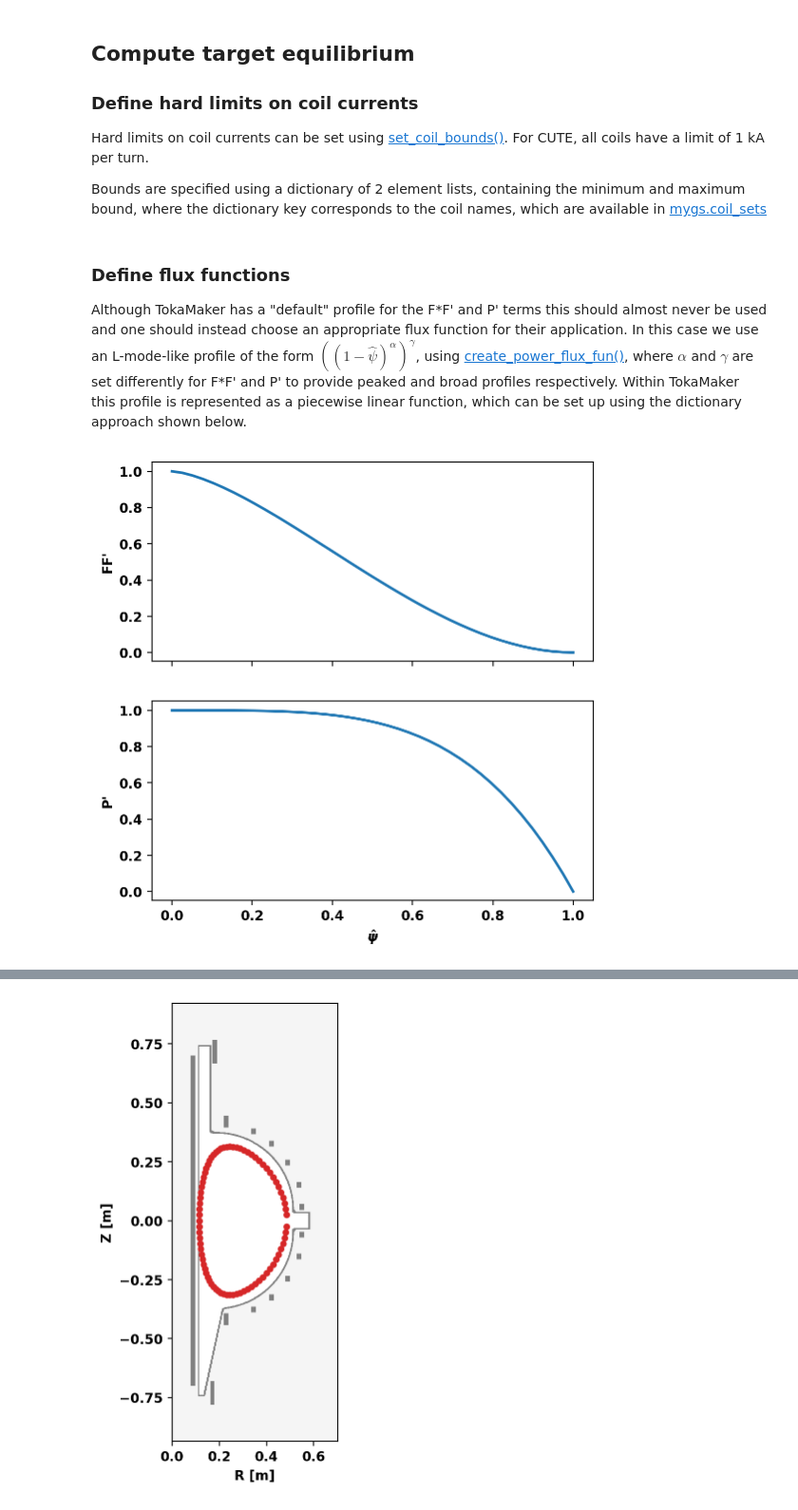
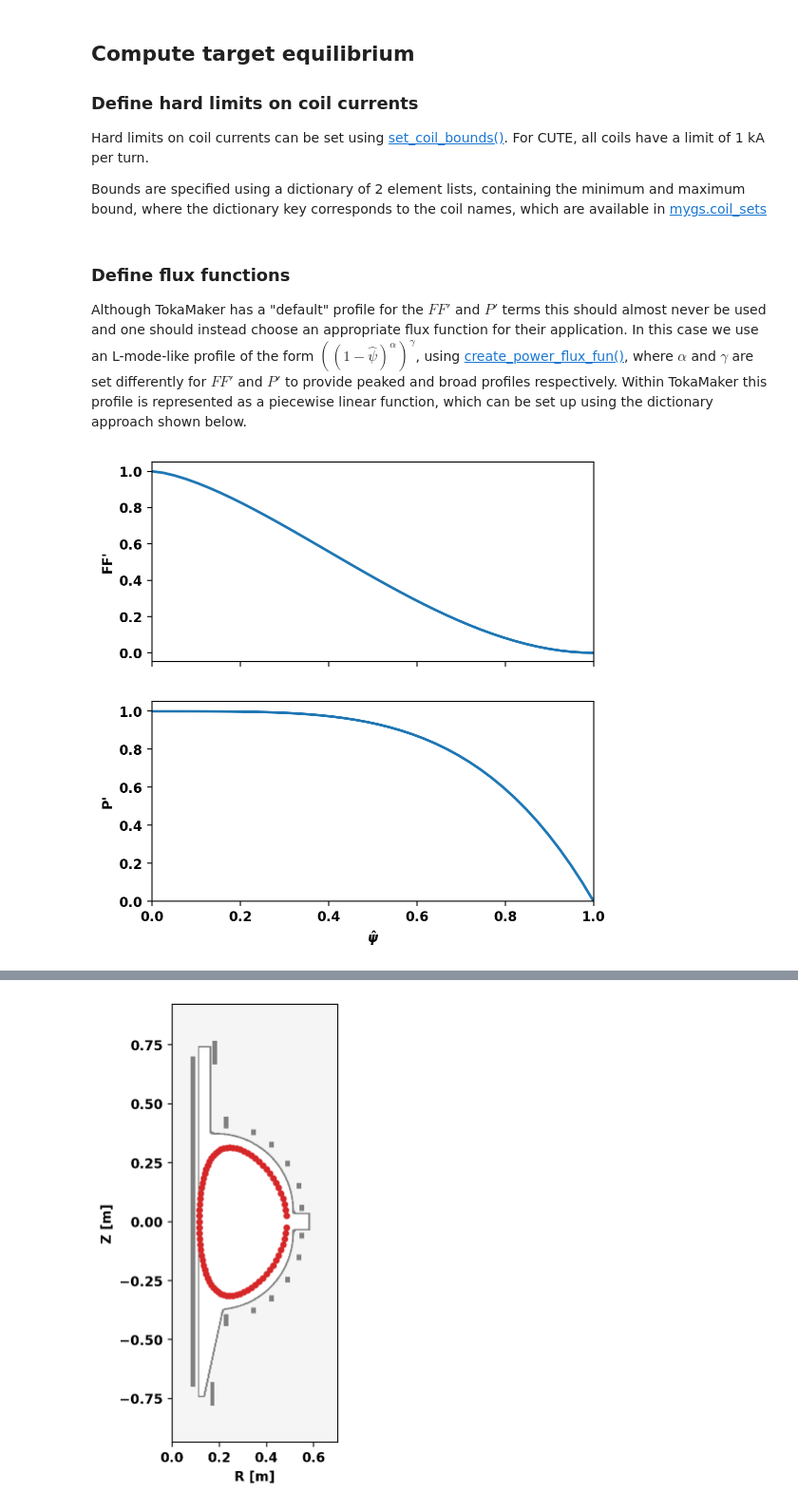
Before and after one commit to OpenFUSIONToolkit/OpenFUSIONToolkit-Tutorials, a Jupyter notebook: CPSFR-2025/MIT_CPSFR25.ipynb, the cells around one changed output, grey strips where cells are left out. Shown at 95% size. Cells and saved outputs as stored; diff of their text form; code cells hidden in the pictures.

```diff
--- a/CPSFR-2025/MIT_CPSFR25.ipynb
+++ b/CPSFR-2025/MIT_CPSFR25.ipynb
@@ -153,24 +154,26 @@ coil_bounds = {key: [-1.E3, 1.E3] for key in mygs.coil_sets}
 mygs.set_coil_bounds(coil_bounds)
 # %% [markdown]
 ### Define flux functions
-Although TokaMaker has a "default" profile for the F\*F' and P' terms this should almost never be used and one should instead choose an appropriate flux function for their application. In this case we use an L-mode-like profile of the form $((1-\hat{\psi})^{\alpha})^{\gamma}$, using [create_power_flux_fun()](https://openfusiontoolkit.github.io/OpenFUSIONToolkit/docs/v1.0.0-beta6/namespaceOpenFUSIONToolkit_1_1TokaMaker_1_1util.html#abaf2bb33d0f0943fce29b3c4ac5bd2da), where $\alpha$ and $\gamma$ are set differently for F\*F' and P' to provide peaked and broad profiles respectively. Within TokaMaker this profile is represented as a piecewise linear function, which can be set up using the dictionary approach shown below.
+Although TokaMaker has a "default" profile for the $FF'$ and $P'$ terms this should almost never be used and one should instead choose an appropriate flux function for their application. In this case we use an L-mode-like profile of the form $((1-\hat{\psi})^{\alpha})^{\gamma}$, using [create_power_flux_fun()](https://openfusiontoolkit.github.io/OpenFUSIONToolkit/docs/v1.0.0-beta6/namespaceOpenFUSIONToolkit_1_1TokaMaker_1_1util.html#abaf2bb33d0f0943fce29b3c4ac5bd2da), where $\alpha$ and $\gamma$ are set differently for $FF'$ and $P'$ to provide peaked and broad profiles respectively. Within TokaMaker this profile is represented as a piecewise linear function, which can be set up using the dictionary approach shown below.
 # %%
 # Create profiles
 ffp_prof = create_power_flux_fun(40,1.5,2.0)
 pp_prof = create_power_flux_fun(40,4.0,1.0)
 
 # Plot F*F' and P'
 fig, ax = plt.subplots(2,1,sharex=True)
 ax[0].plot(ffp_prof['x'],ffp_prof['y'])
 ax[0].set_ylabel("FF'")
 ax[1].plot(pp_prof['x'],pp_prof['y'])
 ax[1].set_ylabel("P'")
-_ = ax[-1].set_xlabel(r"$\hat{\psi}$")
+ax[-1].set_xlabel(r"$\hat{\psi}$")
+ax[-1].set_xlim(0.0,1.0)
+ax[-1].set_ylim(bottom=0.0)
 
 # Set profiles
 mygs.set_profiles(ffp_prof=ffp_prof,pp_prof=pp_prof)
 # %% [output]
-[figure, old version]
+[figure, new version]
 # %% [markdown]
 ### Define shape targets
 In order to constrain the shape of the plasma we can utilize two types of constraints:
```
Also changed, not shown: parts of 21 cells of this notebook.
